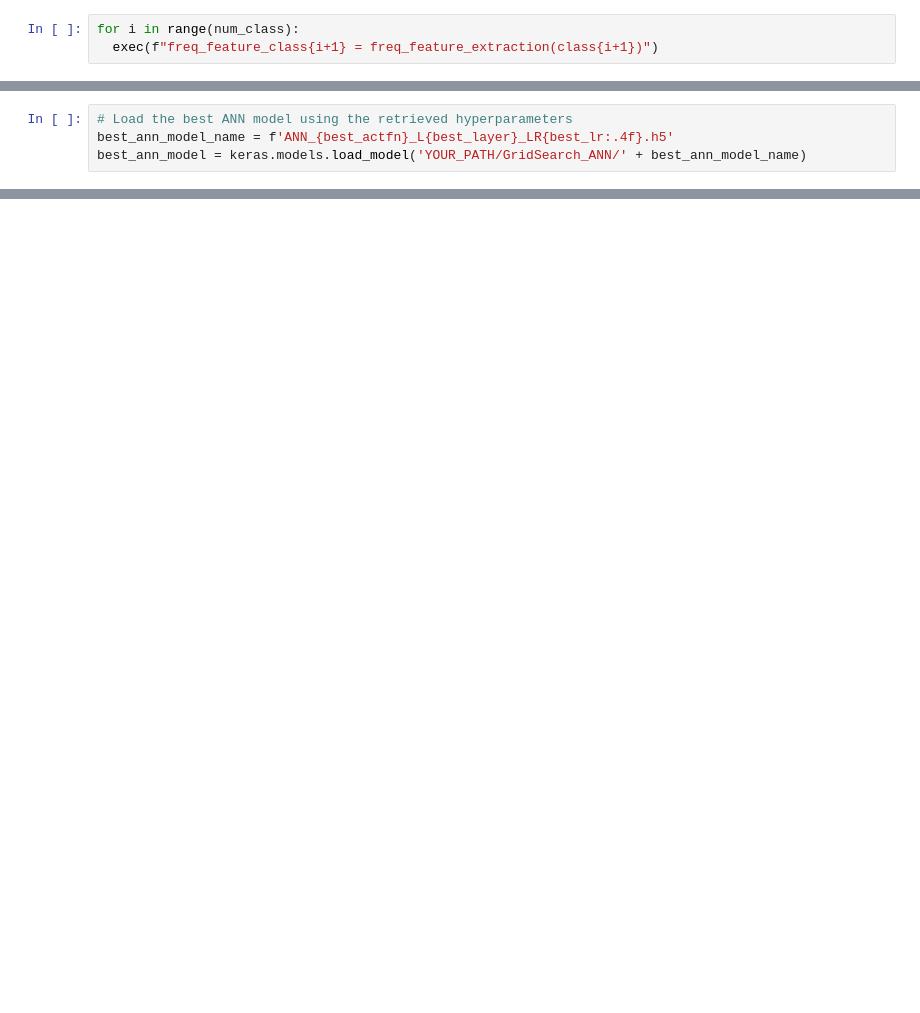
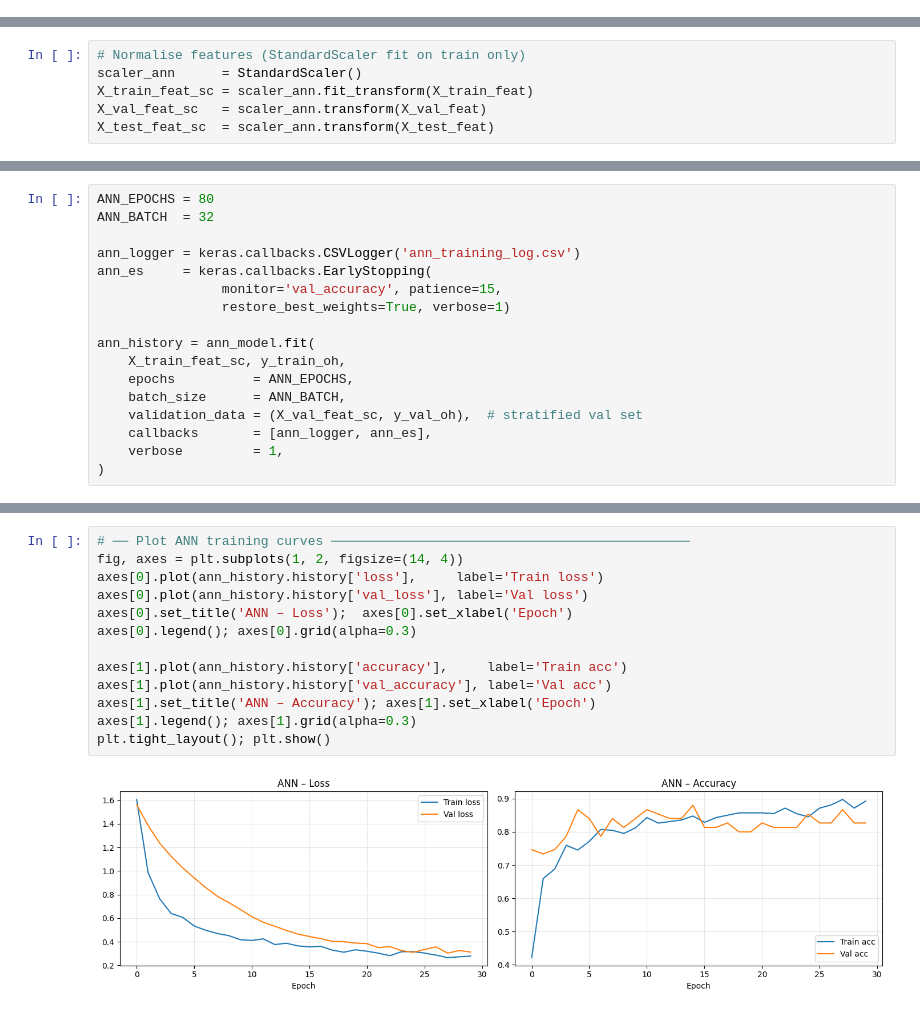
Before and after one commit to purduelamm/purdue_me597_iiot, a Jupyter notebook: ml_tutorial/ML10/ML10_Code1_Answer.ipynb, the cells around one changed output, grey strips where cells are left out. Saved outputs shown, nothing was run; the diff lists cells and outputs as text; blank space fills up the shorter version.

```diff
--- a/ml_tutorial/ML10/ML10_Code1_Answer.ipynb
+++ b/ml_tutorial/ML10/ML10_Code1_Answer.ipynb
@@ -304,3 +0,0 @@ def freq_feature_extraction(class_data):
-# %%
-for i in range(num_class):
-  exec(f"freq_feature_class{i+1} = freq_feature_extraction(class{i+1})")
@@ -1036,4 +0,0 @@ Accuracy: 0.98
-# %%
-# Load the best ANN model using the retrieved hyperparameters
-best_ann_model_name = f'ANN_{best_actfn}_L{best_layer}_LR{best_lr:.4f}.h5'
-best_ann_model = keras.models.load_model('YOUR_PATH/GridSearch_ANN/' + best_ann_model_name)
@@ -1093,0 +551,6 @@ plt.show()
+# %%
+# Normalise features (StandardScaler fit on train only)
+scaler_ann      = StandardScaler()
+X_train_feat_sc = scaler_ann.fit_transform(X_train_feat)
+X_val_feat_sc   = scaler_ann.transform(X_val_feat)
+X_test_feat_sc  = scaler_ann.transform(X_test_feat)
@@ -1093,0 +601,17 @@ plt.show()
+# %%
+ANN_EPOCHS = 80
+ANN_BATCH  = 32
+
+ann_logger = keras.callbacks.CSVLogger('ann_training_log.csv')
+ann_es     = keras.callbacks.EarlyStopping(
+                monitor='val_accuracy', patience=15,
+                restore_best_weights=True, verbose=1)
+
+ann_history = ann_model.fit(
+    X_train_feat_sc, y_train_oh,
+    epochs          = ANN_EPOCHS,
+    batch_size      = ANN_BATCH,
+    validation_data = (X_val_feat_sc, y_val_oh),  # stratified val set
+    callbacks       = [ann_logger, ann_es],
+    verbose         = 1,
+)
@@ -1093,0 +636,15 @@ plt.show()
+# %%
+# ── Plot ANN training curves ──────────────────────────────────────────────
+fig, axes = plt.subplots(1, 2, figsize=(14, 4))
+axes[0].plot(ann_history.history['loss'],     label='Train loss')
+axes[0].plot(ann_history.history['val_loss'], label='Val loss')
+axes[0].set_title('ANN – Loss');  axes[0].set_xlabel('Epoch')
+axes[0].legend(); axes[0].grid(alpha=0.3)
+
+axes[1].plot(ann_history.history['accuracy'],     label='Train acc')
+axes[1].plot(ann_history.history['val_accuracy'], label='Val acc')
+axes[1].set_title('ANN – Accuracy'); axes[1].set_xlabel('Epoch')
+axes[1].legend(); axes[1].grid(alpha=0.3)
+plt.tight_layout(); plt.show()
+# %% [output]
+[figure, added]
```
Also changed, not shown: parts of 122 cells of this notebook.
